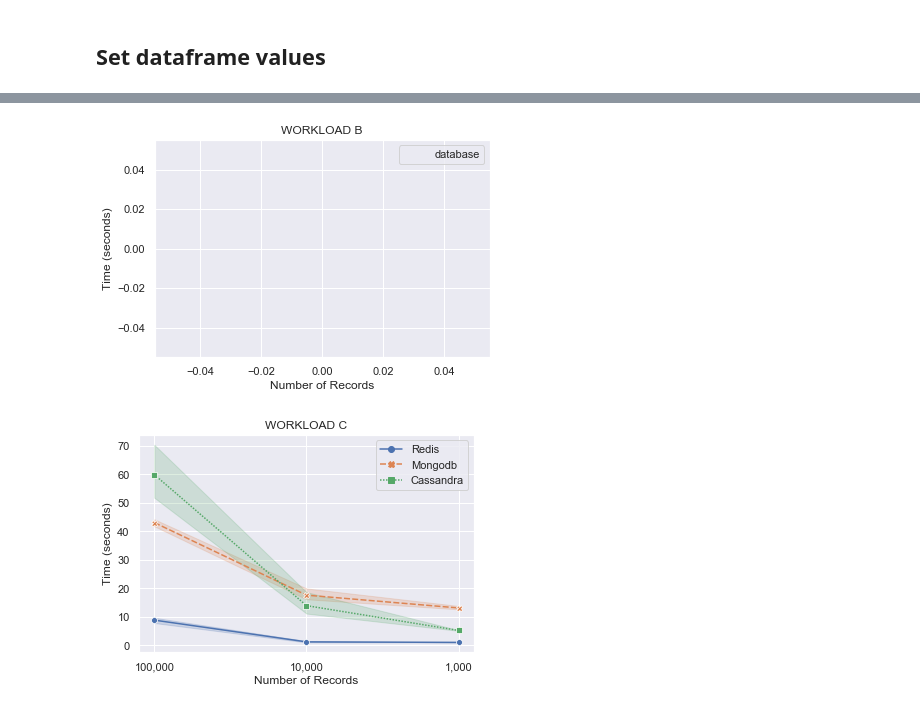
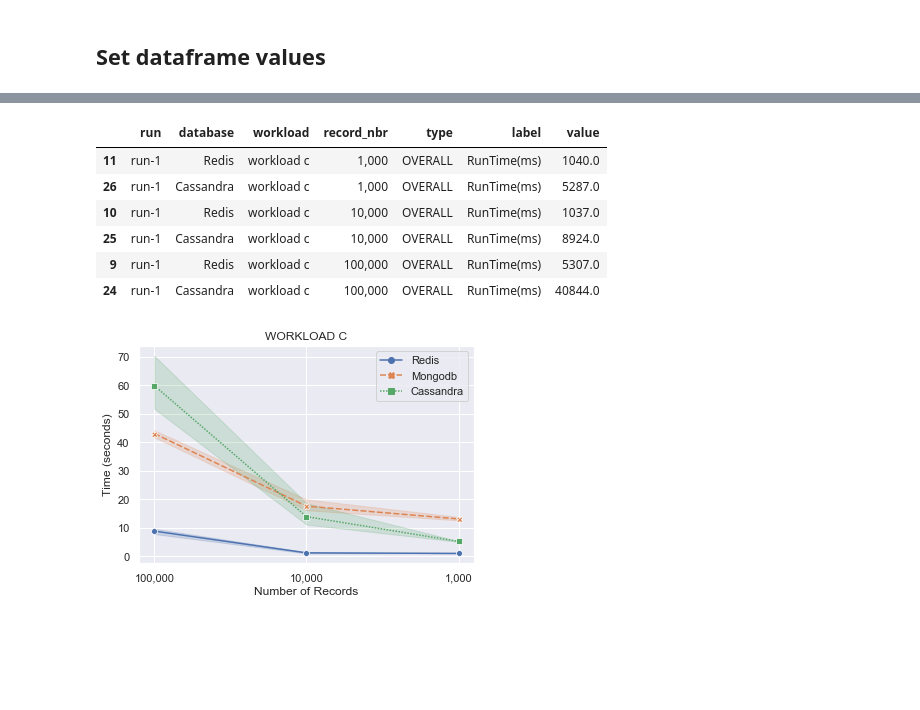
Before and after one commit to philipsales/YCSB-bash-scripts, a Jupyter notebook: visualization/lineplot.ipynb, the cells around one changed output, grey strips where cells are left out. Cells and saved outputs as stored; diff of their text form; code cells hidden in the pictures; blank space fills up the shorter version.

```diff
--- a/visualization/lineplot.ipynb
+++ b/visualization/lineplot.ipynb
@@ -269,9 +208,13 @@ renderGraph(db3, workload)
-# %%
-workload = 'workload b'
-db3.query("workload=='workload b'")
-renderGraph(db3, workload)
-# %% [output]
-[figure, removed]
+# %%
+db3.sort_values(by=['workload','record_nbr']).query("workload=='workload c'")
+# %% [output]
+|  | run | database | workload | record_nbr | type | label | value |
+| 11 | run-1 | Redis | workload c | 1,000 | OVERALL | RunTime(ms) | 1040.0 |
+| 26 | run-1 | Cassandra | workload c | 1,000 | OVERALL | RunTime(ms) | 5287.0 |
+| 10 | run-1 | Redis | workload c | 10,000 | OVERALL | RunTime(ms) | 1037.0 |
+| 25 | run-1 | Cassandra | workload c | 10,000 | OVERALL | RunTime(ms) | 8924.0 |
+| 9 | run-1 | Redis | workload c | 100,000 | OVERALL | RunTime(ms) | 5307.0 |
+| 24 | run-1 | Cassandra | workload c | 100,000 | OVERALL | RunTime(ms) | 40844.0 |
 # %%
 workload = 'workload c'
 db3.sort_values(by=['workload','record_nbr']).query("workload=='workload c'")
```
Also changed, not shown: parts of 20 cells of this notebook, 6 other files.
